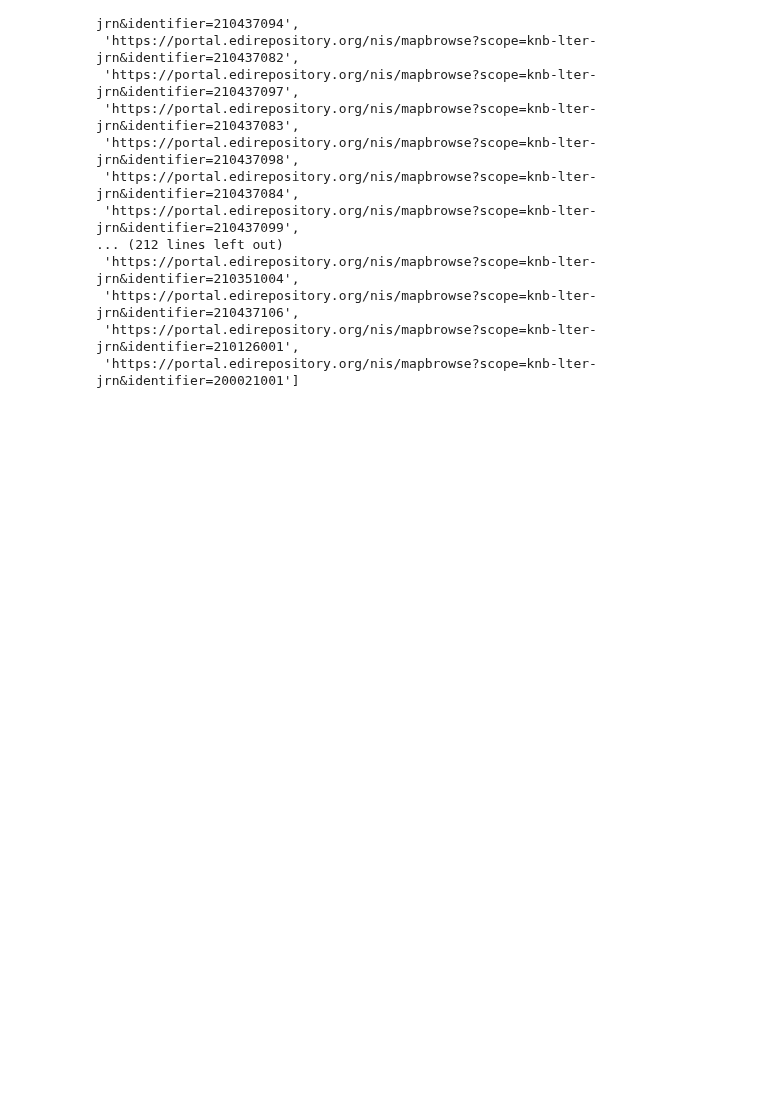
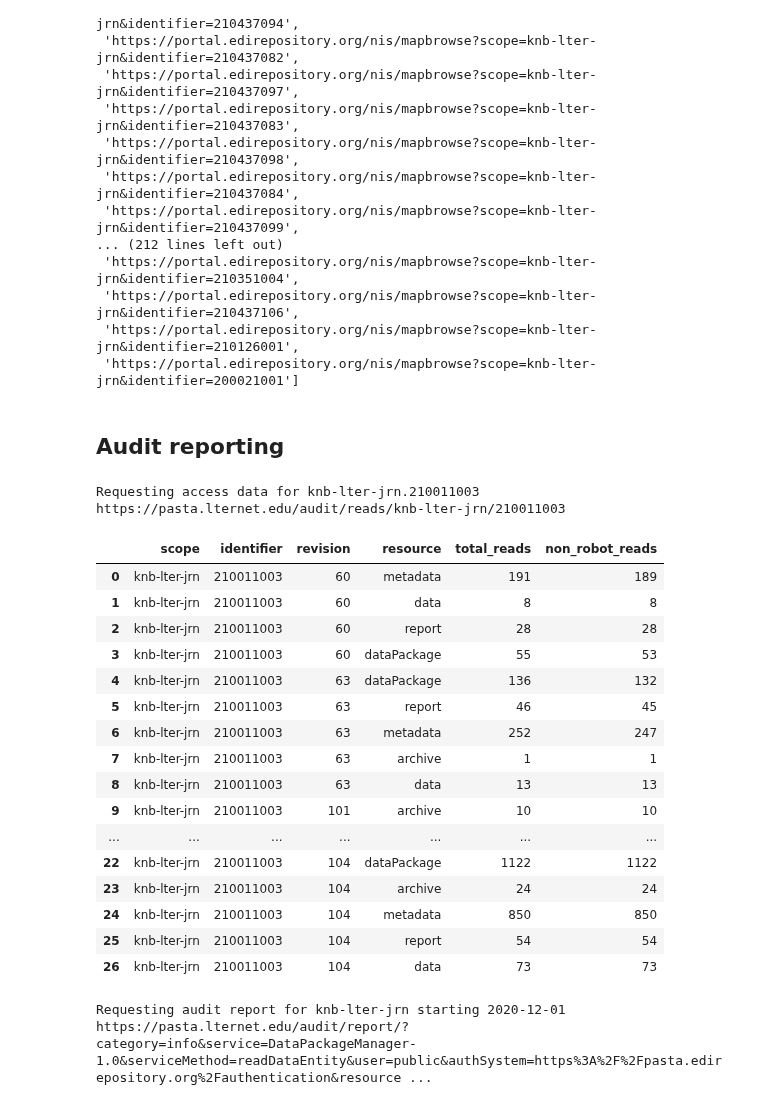
Before and after one commit to jornada-im/diagnostics, a Jupyter notebook: JRN-EDI-diagnostics-ANNRPT.ipynb, the cells around one changed output. Cells and saved outputs as stored; diff of their text form; code cells hidden in the pictures; blank space fills up the shorter version.

```diff
--- a/JRN-EDI-diagnostics-ANNRPT.ipynb
+++ b/JRN-EDI-diagnostics-ANNRPT.ipynb
@@ -243,0 +245,25 @@ accessrpt
+# %% [markdown]
+## Audit reporting
+# %%
+# Test audit report for one packageid
+edia.request_audit(210011003)
+# %% [output]
+Requesting access data for knb-lter-jrn.210011003
+https://pasta.lternet.edu/audit/reads/knb-lter-jrn/210011003
+|  | scope | identifier | revision | resource | total_reads | non_robot_reads |
+| 0 | knb-lter-jrn | 210011003 | 60 | metadata | 191 | 189 |
+| 1 | knb-lter-jrn | 210011003 | 60 | data | 8 | 8 |
+| 2 | knb-lter-jrn | 210011003 | 60 | report | 28 | 28 |
+| 3 | knb-lter-jrn | 210011003 | 60 | dataPackage | 55 | 53 |
+| 4 | knb-lter-jrn | 210011003 | 63 | dataPackage | 136 | 132 |
+| 5 | knb-lter-jrn | 210011003 | 63 | report | 46 | 45 |
+| 6 | knb-lter-jrn | 210011003 | 63 | metadata | 252 | 247 |
+| 7 | knb-lter-jrn | 210011003 | 63 | archive | 1 | 1 |
+| 8 | knb-lter-jrn | 210011003 | 63 | data | 13 | 13 |
+| 9 | knb-lter-jrn | 210011003 | 101 | archive | 10 | 10 |
+| ... | ... | ... | ... | ... | ... | ... |
+| 22 | knb-lter-jrn | 210011003 | 104 | dataPackage | 1122 | 1122 |
+| 23 | knb-lter-jrn | 210011003 | 104 | archive | 24 | 24 |
+| 24 | knb-lter-jrn | 210011003 | 104 | metadata | 850 | 850 |
+| 25 | knb-lter-jrn | 210011003 | 104 | report | 54 | 54 |
+| 26 | knb-lter-jrn | 210011003 | 104 | data | 73 | 73 |
@@ -243,0 +273,8 @@ accessrpt
+# %%
+# Get public data downloads for a scope from EDI audit report
+test = edia.request_aud_report('readDataEntity', cred.dn, cred.pw,
+                               user='public', group=None,resid='knb-lter-jrn',
+                               fromdt='2020-12-01', todt=None,lim=100000)
+# %% [output]
+Requesting audit report for knb-lter-jrn starting 2020-12-01
+https://pasta.lternet.edu/audit/report/?category=info&service=DataPackageManager-1.0&serviceMethod=readDataEntity&user=public&authSystem=https%3A%2F%2Fpasta.edirepository.org%2Fauthentication&resource ...
```
Also changed, not shown: parts of 7 cells of this notebook.
